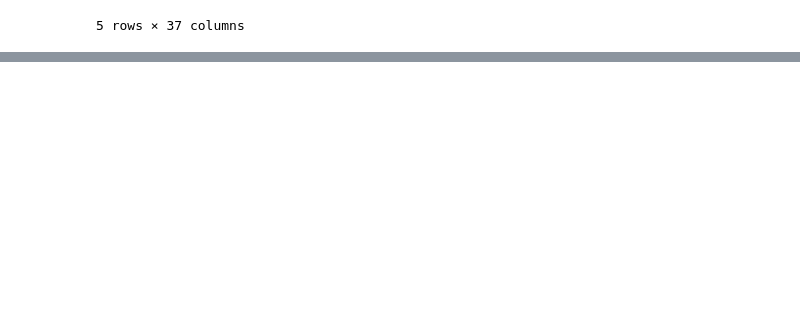
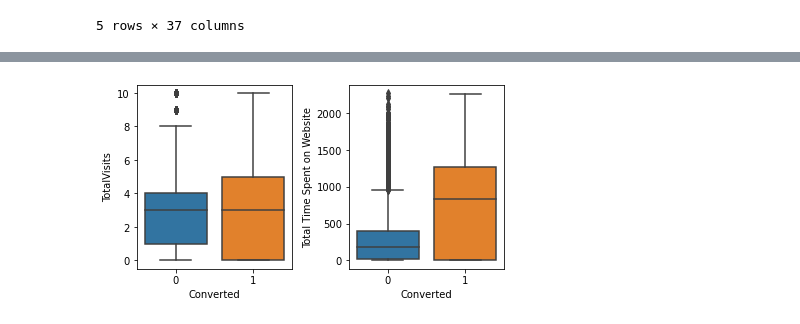
Before and after one commit to Pratik-Acharyya/Lead-Scoring-Case-Study, a Jupyter notebook: Lead_Scoring_Model.ipynb, the cells around one changed output, grey strips where cells are left out. Cells and saved outputs as stored; diff of their text form; code cells hidden in the pictures; blank space fills up the shorter version.

```diff
--- a/Lead_Scoring_Model.ipynb
+++ b/Lead_Scoring_Model.ipynb
@@ -117,0 +317,15 @@ lead.head()
+# %%
+# There are lot of outliers in the Total Visits columns and we can cap this variable to 95 percetile
+
+q1 = lead["TotalVisits"].quantile(0.95)
+lead["TotalVisits"][lead["TotalVisits"] >= q1] = q1
+# %%
+fig=plt.subplots(figsize=(6, 6))
+
+for i, feature in enumerate(["TotalVisits", "Total Time Spent on Website"]):
+    plt.subplot(2, 2, i+1)
+    plt.subplots_adjust(hspace = 2.0)
+    sns.boxplot(y = feature, x = 'Converted', data = lead)
+    plt.tight_layout()
+# %% [output]
+[figure, added]
```
Also changed, not shown: parts of 29 cells of this notebook.
